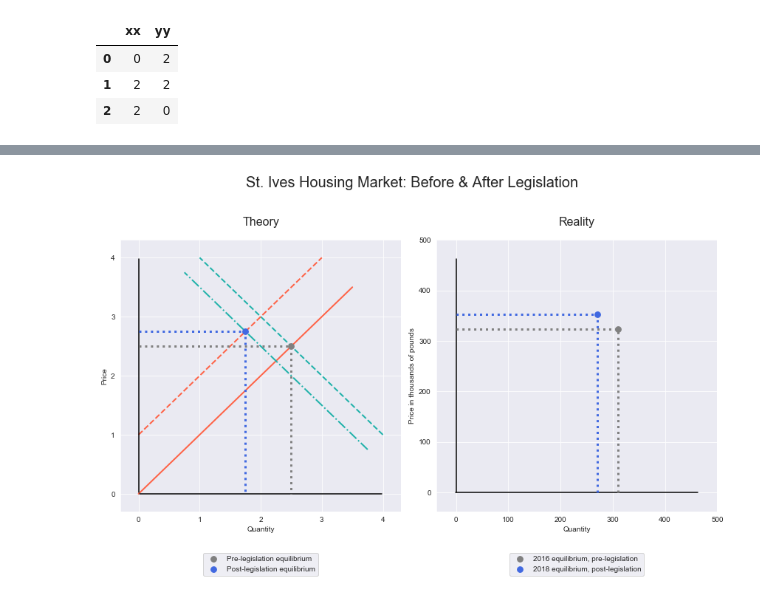
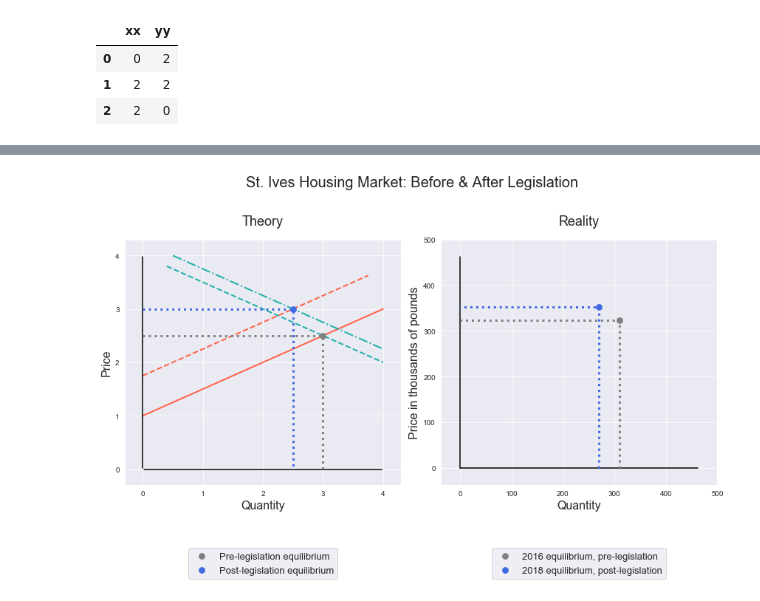
Before and after one commit to hpatin/St-Ives-Housing-Project, a Jupyter notebook: Restricting New Housing.ipynb, the cells around one changed output, grey strips where cells are left out. Drawn from its saved outputs; the diff is of its cells as text; code cells hidden in the pictures.

```diff
--- a/Restricting New Housing.ipynb
+++ b/Restricting New Housing.ipynb
@@ -71,0 +58,6 @@ df_housing_demand_increase
+# %%
+# creating demand curve increase
+df_housing_demand_increase = pd.DataFrame(np.array([[0.4,3.8], [4, 2]]),
+                          columns=['Quantity', 'Price'])
+
+df_housing_demand_increase
@@ -81,7 +77,7 @@ dotted_one
 | 2 | 2 | 0 |
 # %%
 # data for plumb lines of second equilibrium
-dotted_two = pd.DataFrame(np.array([[0,2.5], [2.5,2.5], [2.5,0]]),
+dotted_two = pd.DataFrame(np.array([[0,2.5], [3,2.5], [3,0]]),
                           columns=['xx', 'yy'])
 dotted_two
 # %% [output]
@@ -247,8 +251,8 @@ fig.savefig('st-ives-housing-market-pre-legislation.png', dpi=180);
 # %%
-# arbitrary data for demand curve decrease
-df_housing_demand_decrease = pd.DataFrame(np.array([[3.75,0.75], [2,2.5], [0.75,3.75]]),
+# creating second demand curve increase
+df_housing_demand_increase2 = pd.DataFrame(np.array([[0.5,4], [4,2.25]]),
                           columns=['Quantity', 'Price'])
 
-df_housing_demand_decrease
+df_housing_demand_increase2
 # %% [output]
 |  | Quantity | Price |
@@ -258,6 +271,6 @@ df_housing_demand_decrease
 # %%
 # data for plumb lines of forth equilibrium
-dotted_four = pd.DataFrame(np.array([[0,2.75], [1.75,2.75], [1.75,0]]),
+dotted_four = pd.DataFrame(np.array([[0,3], [2.5,3], [2.5,0]]),
                           columns=['xx', 'yy'])
 dotted_four
 # %% [output]
@@ -397,66 +408,64 @@ plt.plot('Quantity', 'Price', data=df_housing_demand_increase,
 plt.plot('Quantity', 'Price', data=df_housing_supply_decrease, color='tomato',
          zorder=1, linestyle='dashed', lw=2, label='')
 
-plt.plot('Quantity', 'Price', data=df_housing_demand_decrease,
+plt.plot('Quantity', 'Price', data=df_housing_demand_increase2,
          color='lightseagreen', zorder=1, linestyle='dashdot', lw=2, label='')
 
 
 # plot equilibria and plumb lines
-plt.scatter(x=2.5, y=2.5, zorder=2, color='grey', s=60,
-            label='Pre-legislation equilibrium')
+plt.scatter(x=3, y=2.5, zorder=2, color='grey', s=60, label='Pre-legislation equilibrium')
 plt.plot('xx', 'yy', data=dotted_two, linestyle='dotted', color='grey',
          label='', lw=3)
 
-plt.scatter(x=1.75, y=2.75, zorder=2, color='royalblue', s=60,
-            label='Post-legislation equilibrium')
+plt.scatter(x=2.5, y=3, zorder=2, color='royalblue', s=60, label='Post-legislation equilibrium')
 plt.plot('xx', 'yy', data=dotted_four, linestyle='dotted',
          color='royalblue', label='', lw=3)
 
 # axes labels
-plt.xlabel('Quantity')
-plt.ylabel('Price')
+plt.xlabel('Quantity', fontsize=16)
+plt.ylabel('Price', fontsize=16)
 
 # axes limits
 plt.xlim([-0.3, 4.3])
 plt.ylim([-0.3, 4.3])
 
 # title and legend
-plt.title('Theory', fontsize=16, pad=20)
-plt.legend(bbox_to_anchor=(0.5, -0.25), loc=8)
+plt.title('Theory', fontsize=18, pad=20)
+plt.legend(bbox_to_anchor=(0.5, -0.4), loc=8, prop={'size': 13})
 plt.tight_layout()
 
 # ----- SECOND SUBPLOT -----
 plt.subplot(1, 2, 2)
 
 # plot axes
 plt.axvline(ymin=0.07, ymax=0.93, color='black')
 plt.axhline(xmin=0.07, xmax=0.93, color='black')
 
 # plot equilibria and plumb lines
 plt.scatter(x=310, y=323, zorder=2, color='grey', s=60, label='2016 equilibrium, pre-legislation')
 plt.plot('xx', 'yy', data=df_dots_2016, linestyle='dotted', color='grey', label='', lw=3)
 
 plt.scatter(x=270, y=352, zorder=2, color='royalblue', s=60, label='2018 equilibrium, post-legislation')
 plt.plot('xx', 'yy', data=df_dots_2018, linestyle='dotted', color='royalblue', label='', lw=3)
 
 # axes labels
-plt.xlabel('Quantity')
-plt.ylabel('Price in thousands of pounds')
+plt.xlabel('Quantity', fontsize=16)
+plt.ylabel('Price in thousands of pounds', fontsize=16)
 
 # axes limits
 plt.xlim([-38, 500])
 plt.ylim([-38, 500])
 
 # title and legend
-plt.title('Reality', fontsize=16, pad=20)
-plt.legend(bbox_to_anchor=(0.5, -0.25), loc=8)
+plt.title('Reality', fontsize=18, pad=20)
+plt.legend(bbox_to_anchor=(0.5, -0.4), loc=8, prop={'size': 13})
 plt.tight_layout()
 
 # ----- End of second subplot -----
 
 # figure title
 plt.subplots_adjust(top=0.83)
 fig.suptitle('St. Ives Housing Market: Before & After Legislation', fontsize=20)
 fig.savefig('st-ives-housing-market-theoretical-and-real.png', dpi=180);
 # %% [output]
-[figure, old version]
+[figure, new version]
```
Also changed, not shown: parts of 20 cells of this notebook, 4 other files.
